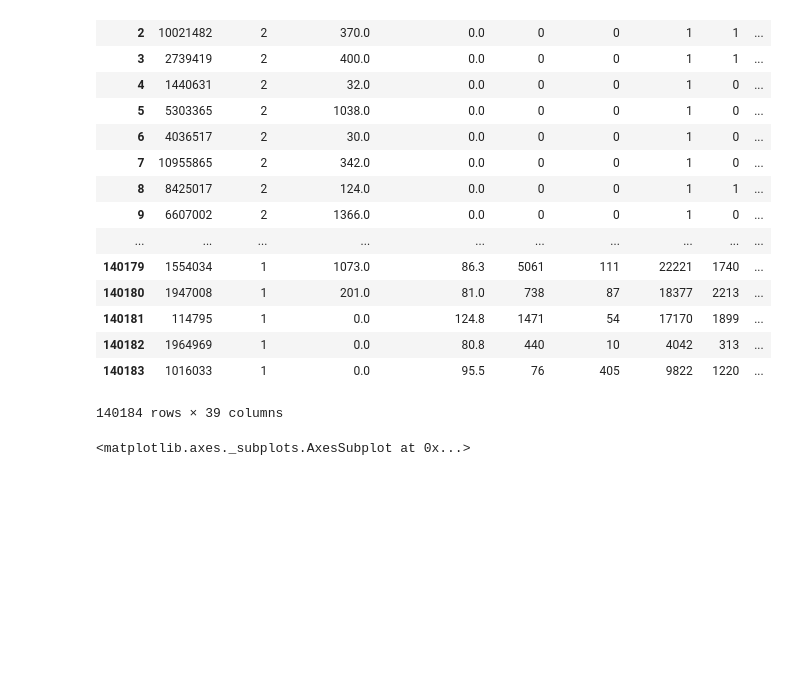
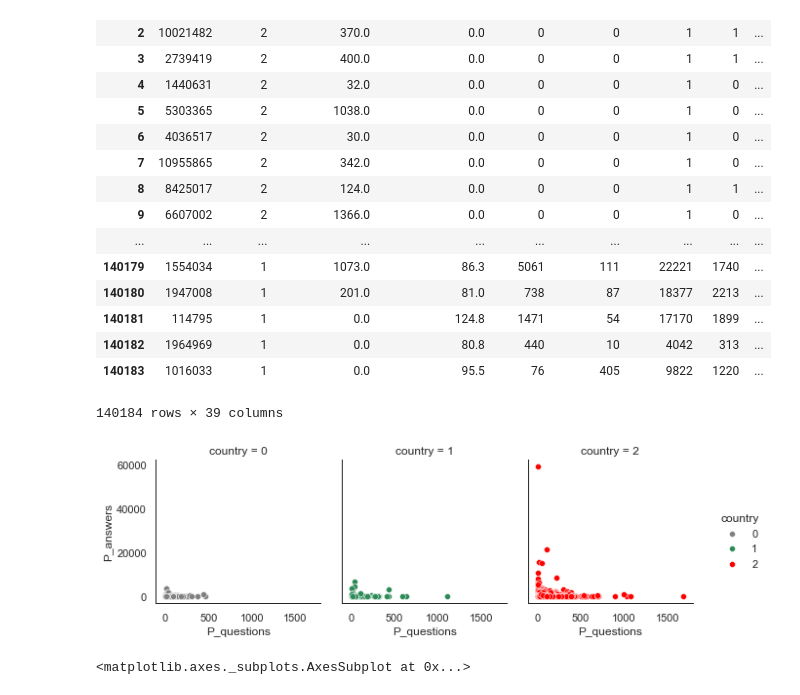
Before and after one commit to zolduoarrati/repos, a Jupyter notebook: Python/Jupyter/ML/classifications.ipynb, the cells around one changed output. Drawn from its saved outputs; the diff is of its cells as text; code cells hidden in the pictures; blank space fills up the shorter version.

```diff
--- a/Python/Jupyter/ML/classifications.ipynb
+++ b/Python/Jupyter/ML/classifications.ipynb
@@ -88,9 +88,11 @@ encode_features(df);
 | 140183 | 1016033 | 1 | 0.0 | 95.5 | 76 | 405 | 9822 | 1220 | ... |
 140184 rows × 39 columns
 # %%
-g = sns.FacetGrid(df_train, hue="Survived", col="Pclass", margin_titles=True,
-                  palette={1:"seagreen", 0:"gray"})
+g = sns.FacetGrid(df, hue="country",col="country", margin_titles=True,
+                  palette={2:"red",1:"seagreen", 0:"gray"})
 g=g.map(plt.scatter, "P_questions", "P_answers",edgecolor="w").add_legend();
+# %% [output]
+[figure, added]
 # %%
 df.plot(kind='scatter',x='country',y='P_questions',alpha=0.5,color='red')
 # %% [output]
```
